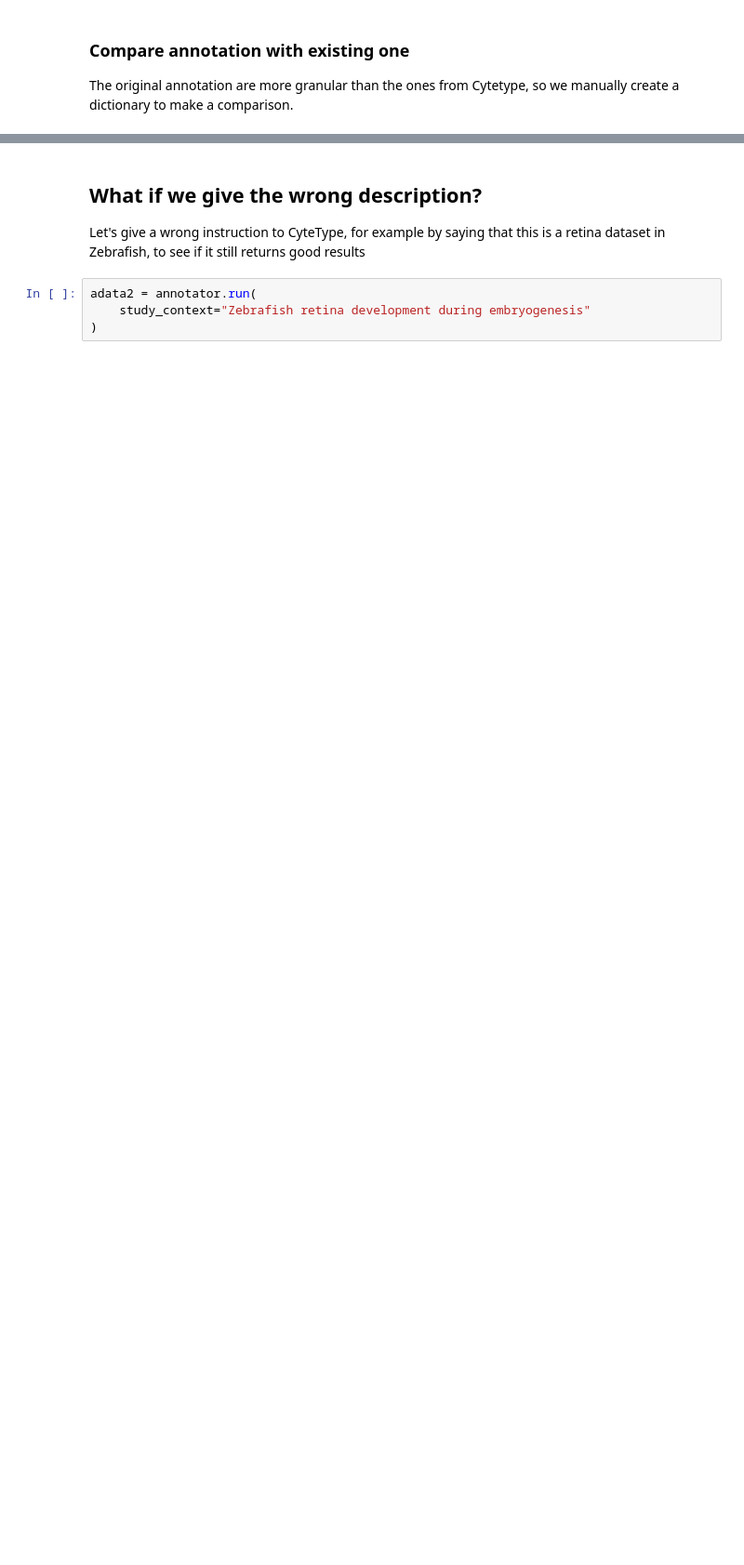
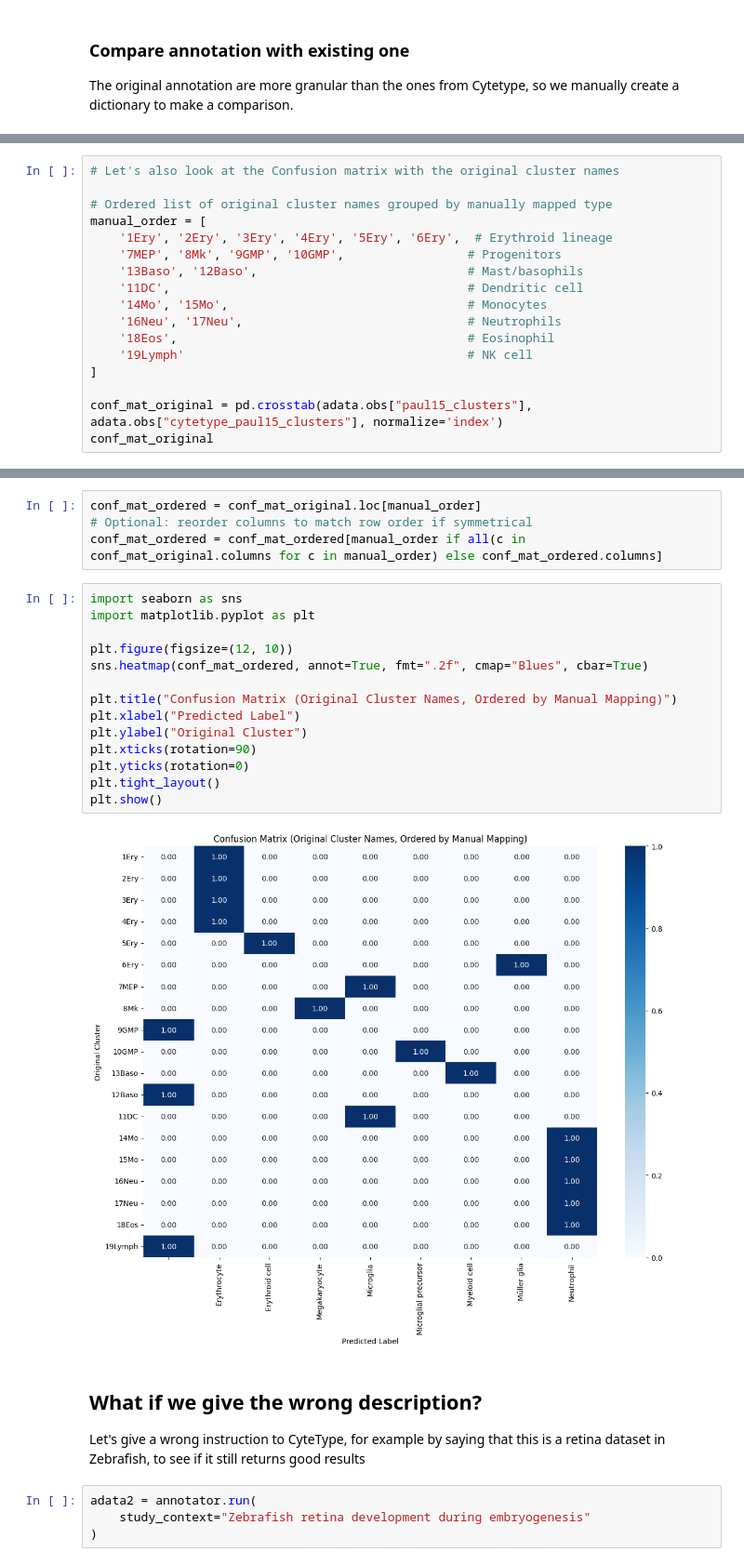
Before and after one commit to dalloliogm/cytetype_eval, a Jupyter notebook: cytetype exploration.ipynb, the cells around one changed output, grey strips where cells are left out. Shown at 93% size. Drawn from its saved outputs; the diff is of its cells as text; blank space fills up the shorter version.

```diff
--- a/cytetype exploration.ipynb
+++ b/cytetype exploration.ipynb
@@ -231,0 +254,17 @@ plt.show()
+# %%
+# Let's also look at the Confusion matrix with the original cluster names
+
+# Ordered list of original cluster names grouped by manually mapped type
+manual_order = [
+    '1Ery', '2Ery', '3Ery', '4Ery', '5Ery', '6Ery',  # Erythroid lineage
+    '7MEP', '8Mk', '9GMP', '10GMP',                 # Progenitors
+    '13Baso', '12Baso',                             # Mast/basophils
+    '11DC',                                         # Dendritic cell
+    '14Mo', '15Mo',                                 # Monocytes
+    '16Neu', '17Neu',                               # Neutrophils
+    '18Eos',                                        # Eosinophil
+    '19Lymph'                                       # NK cell
+]
+
+conf_mat_original = pd.crosstab(adata.obs["paul15_clusters"], adata.obs["cytetype_paul15_clusters"], normalize='index')
+conf_mat_original
@@ -232,3 +290,23 @@ plt.show()
+# %%
+conf_mat_ordered = conf_mat_original.loc[manual_order]
+# Optional: reorder columns to match row order if symmetrical
+conf_mat_ordered = conf_mat_ordered[manual_order if all(c in conf_mat_original.columns for c in manual_order) else conf_mat_ordered.columns]
+# %%
+import seaborn as sns
+import matplotlib.pyplot as plt
+
+plt.figure(figsize=(12, 10))
+sns.heatmap(conf_mat_ordered, annot=True, fmt=".2f", cmap="Blues", cbar=True)
+
+plt.title("Confusion Matrix (Original Cluster Names, Ordered by Manual Mapping)")
+plt.xlabel("Predicted Label")
+plt.ylabel("Original Cluster")
+plt.xticks(rotation=90)
+plt.yticks(rotation=0)
+plt.tight_layout()
+plt.show()
+# %% [output]
+[figure, added]
 # %% [markdown]
 ## What if we give the wrong description?
 
```
Also changed, not shown: parts of 13 cells of this notebook, 1 other file.
